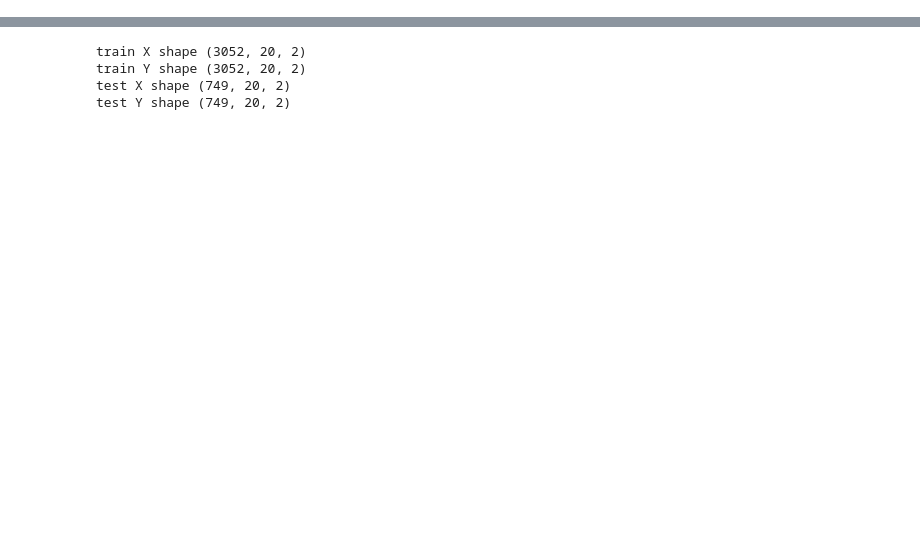
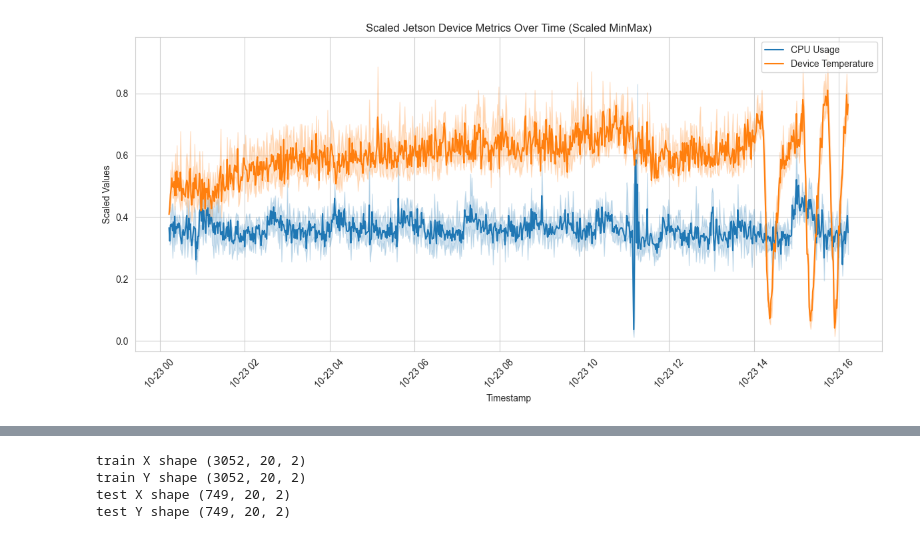
Before and after one commit to DECSResearch/Attack-Classification---Metrics-based, a Jupyter notebook: data analysis.ipynb, the cells around one changed output, grey strips where cells are left out. Drawn from its saved outputs; the diff is of its cells as text; code cells hidden in the pictures; blank space fills up the shorter version.

```diff
--- a/data analysis.ipynb
+++ b/data analysis.ipynb
@@ -90,49 +76,51 @@ See the caveats in the documentation: https://pandas.pydata.org/pandas-docs/stab
 # %%
 # Scaling the dataset
 
-# # Initialize the MinMaxScaler
-# scaler = MinMaxScaler()
-# df_to_scale = df[['jetson_total_cpu_usage', 'jetson_ram_usage', 'jetson_temperature', 'jetson_emc_freq', 'jetson_gpu_freq', 'jetson_swap_usage']]
-# # df_to_scale = df_to_scale + 1e-7
-# df_scaled = pd.DataFrame(scaler.fit_transform(df_to_scale), columns=df_to_scale.columns, index=df.index)
-#
-# plt.figure(figsize=(12, 6))
-# sns.lineplot(x=df_scaled.index, y='jetson_total_cpu_usage', data=df_scaled, label='CPU Usage')
-# sns.lineplot(x=df_scaled.index, y='jetson_ram_usage', data=df_scaled, label='RAM Usage')
-# sns.lineplot(x=df_scaled.index, y='jetson_temperature', data=df_scaled, label='Device Temperature')
-# sns.lineplot(x=df_scaled.index, y='jetson_emc_freq', data=df, label='EMC Frequency')
-# sns.lineplot(x=df_scaled.index, y='jetson_gpu_freq', data=df, label='GPU Usage')
-# sns.lineplot(x=df_scaled.index, y='jetson_swap_usage', data=df, label='Swap Memory')
-# plt.title('Scaled Jetson Device Metrics Over Time (Scaled MinMax)')
-# plt.ylabel('Scaled Values')
-# plt.xlabel('Timestamp')
-# plt.xticks(rotation=45)
-# plt.gcf().set_facecolor('white')
-# plt.legend()
-# plt.tight_layout()
-# plt.show()
-#
-# print(df_scaled.head())
+# Initialize the MinMaxScaler
+scaler = MinMaxScaler()
+df_to_scale = df[['jetson_total_cpu_usage','jetson_temperature']]
+# df_to_scale = df_to_scale + 1e-7
+df_scaled = pd.DataFrame(scaler.fit_transform(df_to_scale), columns=df_to_scale.columns, index=df.index)
 
-# # Initialize the StandardScaler
-# scaler_standard = StandardScaler()
-#
-# df_standard_scaled = pd.DataFrame(scaler_standard.fit_transform(df_to_scale), columns=df_to_scale.columns, index=df.index)
-#
-# plt.figure(figsize=(12, 6))
-# sns.lineplot(x=df_standard_scaled.index, y='jetson_total_cpu_usage', data=df_standard_scaled, label='CPU Usage (Standard)')
-# sns.lineplot(x=df_standard_scaled.index, y='jetson_ram_usage', data=df_standard_scaled, label='RAM Usage (Standard)')
-# sns.lineplot(x=df_standard_scaled.index, y='jetson_temperature', data=df_standard_scaled, label='Device Temperature (Standard)')
-# sns.lineplot(x=df_standard_scaled.index, y='jetson_emc_freq', data=df_standard_scaled, label='EMC Frequency (Standard)')
-# sns.lineplot(x=df_standard_scaled.index, y='jetson_gpu_freq', data=df_standard_scaled, label='GPU Usage (Standard)')
-# sns.lineplot(x=df_standard_scaled.index, y='jetson_swap_usage', data=df_standard_scaled, label='Swap Memory (Standard)')
-# plt.title('Scaled Jetson Device Metrics Over Time (Standard Scaler)')
-# plt.ylabel('Standardized Values')
-# plt.xlabel('Timestamp')
-# plt.xticks(rotation=45)
-# plt.gcf().set_facecolor('white')
-# plt.legend()
-# plt.tight_layout()
-# plt.show()
-#
-# print(df_standard_scaled.head())
+plt.figure(figsize=(12, 6))
+sns.lineplot(x=df_scaled.index, y='jetson_total_cpu_usage', data=df_scaled, label='CPU Usage')
+#sns.lineplot(x=df_scaled.index, y='jetson_ram_usage', data=df_scaled, label='RAM Usage')
+sns.lineplot(x=df_scaled.index, y='jetson_temperature', data=df_scaled, label='Device Temperature')
+#sns.lineplot(x=df_scaled.index, y='jetson_emc_freq', data=df, label='EMC Frequency')
+#sns.lineplot(x=df_scaled.index, y='jetson_gpu_freq', data=df, label='GPU Usage')
+#sns.lineplot(x=df_scaled.index, y='jetson_swap_usage', data=df, label='Swap Memory')
+plt.title('Scaled Jetson Device Metrics Over Time (Scaled MinMax)')
+plt.ylabel('Scaled Values')
+plt.xlabel('Timestamp')
+plt.xticks(rotation=45)
+plt.gcf().set_facecolor('white')
+plt.legend()
+plt.tight_layout()
+plt.show()
+
+print("min max", df_scaled.head())
+
+# Initialize the StandardScaler
+scaler_standard = StandardScaler()
+
+df_standard_scaled = pd.DataFrame(scaler_standard.fit_transform(df_to_scale), columns=df_to_scale.columns, index=df.index)
+
+plt.figure(figsize=(12, 6))
+sns.lineplot(x=df_standard_scaled.index, y='jetson_total_cpu_usage', data=df_standard_scaled, label='CPU Usage (Standard)')
+#sns.lineplot(x=df_standard_scaled.index, y='jetson_ram_usage', data=df_standard_scaled, label='RAM Usage (Standard)')
+sns.lineplot(x=df_standard_scaled.index, y='jetson_temperature', data=df_standard_scaled, label='Device Temperature (Standard)')
+#sns.lineplot(x=df_standard_scaled.index, y='jetson_emc_freq', data=df_standard_scaled, label='EMC Frequency (Standard)')
+#sns.lineplot(x=df_standard_scaled.index, y='jetson_gpu_freq', data=df_standard_scaled, label='GPU Usage (Standard)')
+#sns.lineplot(x=df_standard_scaled.index, y='jetson_swap_usage', data=df_standard_scaled, label='Swap Memory (Standard)')
+plt.title('Scaled Jetson Device Metrics Over Time (Standard Scaler)')
+plt.ylabel('Standardized Values')
+plt.xlabel('Timestamp')
+plt.xticks(rotation=45)
+plt.gcf().set_facecolor('white')
+plt.legend()
+plt.tight_layout()
+plt.show()
+
+print(" standard scaling", df_standard_scaled.head())
+# %% [output]
+[figure, added]
```
Also changed, not shown: parts of 10 cells of this notebook, 1 other file.
